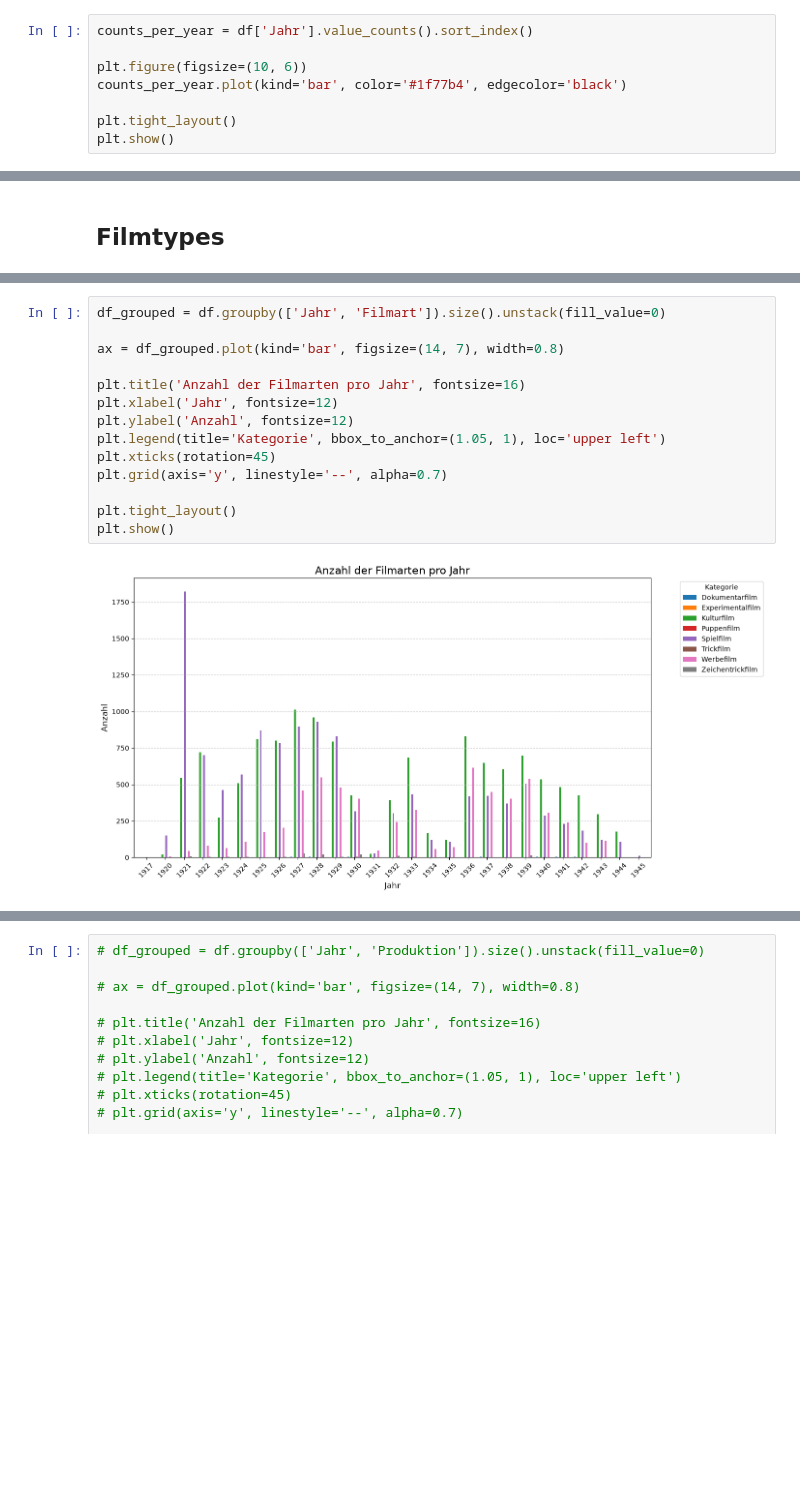
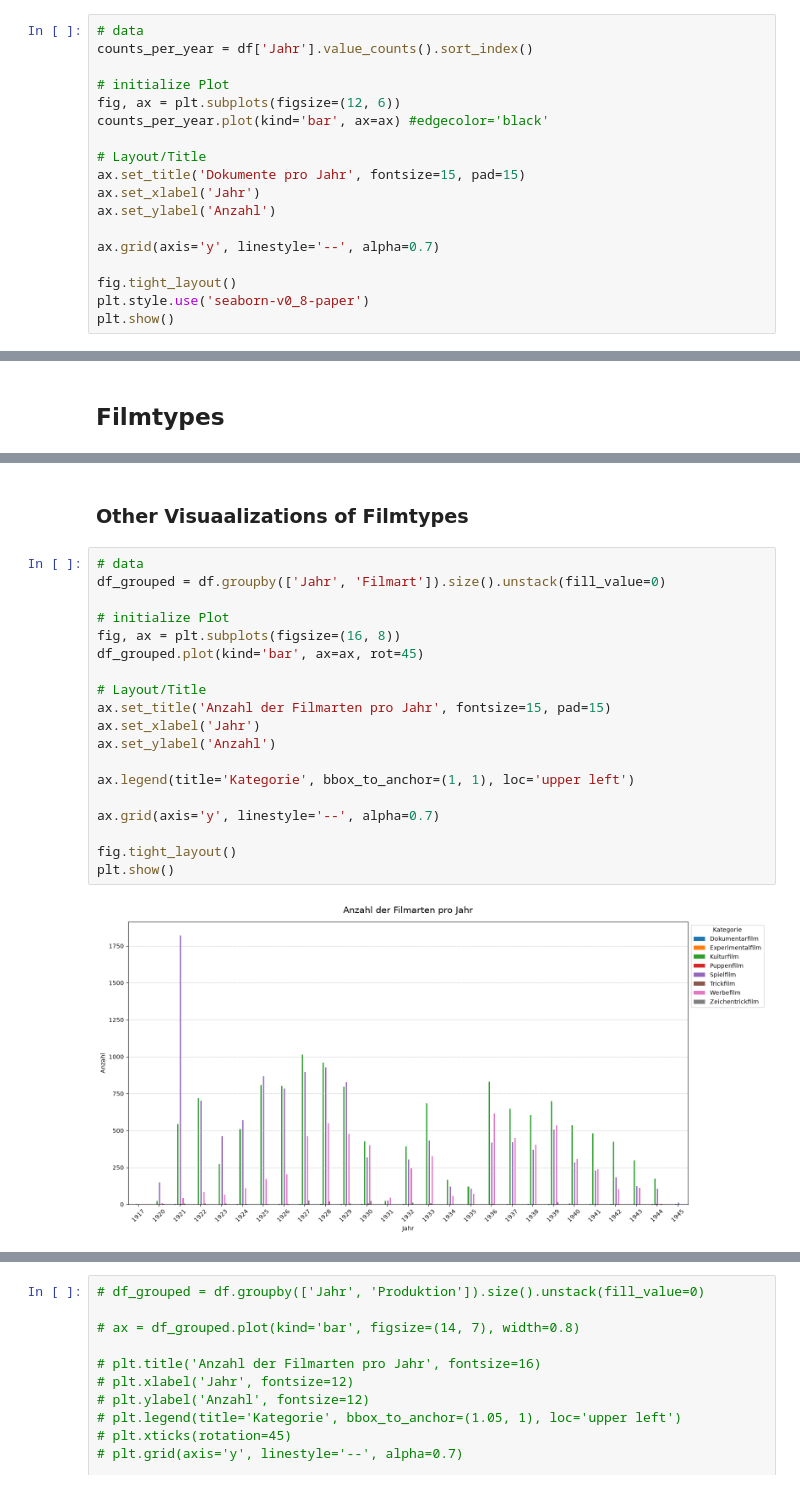
Before and after one commit to codemitdjango/german-film-censorship, a Jupyter notebook: src/analysis/analysis.ipynb, the cells around one changed output, grey strips where cells are left out. Saved outputs shown, nothing was run; the diff lists cells and outputs as text; blank space fills up the shorter version.

```diff
--- a/src/analysis/analysis.ipynb
+++ b/src/analysis/analysis.ipynb
@@ -153,9 +215,19 @@ gefiltertes_df
 # %%
+# data
 counts_per_year = df['Jahr'].value_counts().sort_index()
 
-plt.figure(figsize=(10, 6))
-counts_per_year.plot(kind='bar', color='#1f77b4', edgecolor='black')
+# initialize Plot
+fig, ax = plt.subplots(figsize=(12, 6))
+counts_per_year.plot(kind='bar', ax=ax) #edgecolor='black'
 
-plt.tight_layout()
+# Layout/Title
+ax.set_title('Dokumente pro Jahr', fontsize=15, pad=15)
+ax.set_xlabel('Jahr')
+ax.set_ylabel('Anzahl')
+
+ax.grid(axis='y', linestyle='--', alpha=0.7)
+
+fig.tight_layout()
+plt.style.use('seaborn-v0_8-paper')
 plt.show()
 # %% [output]
@@ -276,16 +394,23 @@ plt.show()
+# %% [markdown]
+### Other Visuaalizations of Filmtypes
 # %%
+# data
 df_grouped = df.groupby(['Jahr', 'Filmart']).size().unstack(fill_value=0)
 
-ax = df_grouped.plot(kind='bar', figsize=(14, 7), width=0.8)
+# initialize Plot
+fig, ax = plt.subplots(figsize=(16, 8))
+df_grouped.plot(kind='bar', ax=ax, rot=45)
 
-plt.title('Anzahl der Filmarten pro Jahr', fontsize=16)
-plt.xlabel('Jahr', fontsize=12)
-plt.ylabel('Anzahl', fontsize=12)
-plt.legend(title='Kategorie', bbox_to_anchor=(1.05, 1), loc='upper left')
-plt.xticks(rotation=45)
-plt.grid(axis='y', linestyle='--', alpha=0.7)
+# Layout/Title
+ax.set_title('Anzahl der Filmarten pro Jahr', fontsize=15, pad=15)
+ax.set_xlabel('Jahr')
+ax.set_ylabel('Anzahl')
 
-plt.tight_layout()
+ax.legend(title='Kategorie', bbox_to_anchor=(1, 1), loc='upper left')
+
+ax.grid(axis='y', linestyle='--', alpha=0.7)
+
+fig.tight_layout()
 plt.show()
 # %% [output]
-[figure, old version]
+[figure, new version]
```
Also changed, not shown: parts of 22 cells of this notebook, 1 other file.
